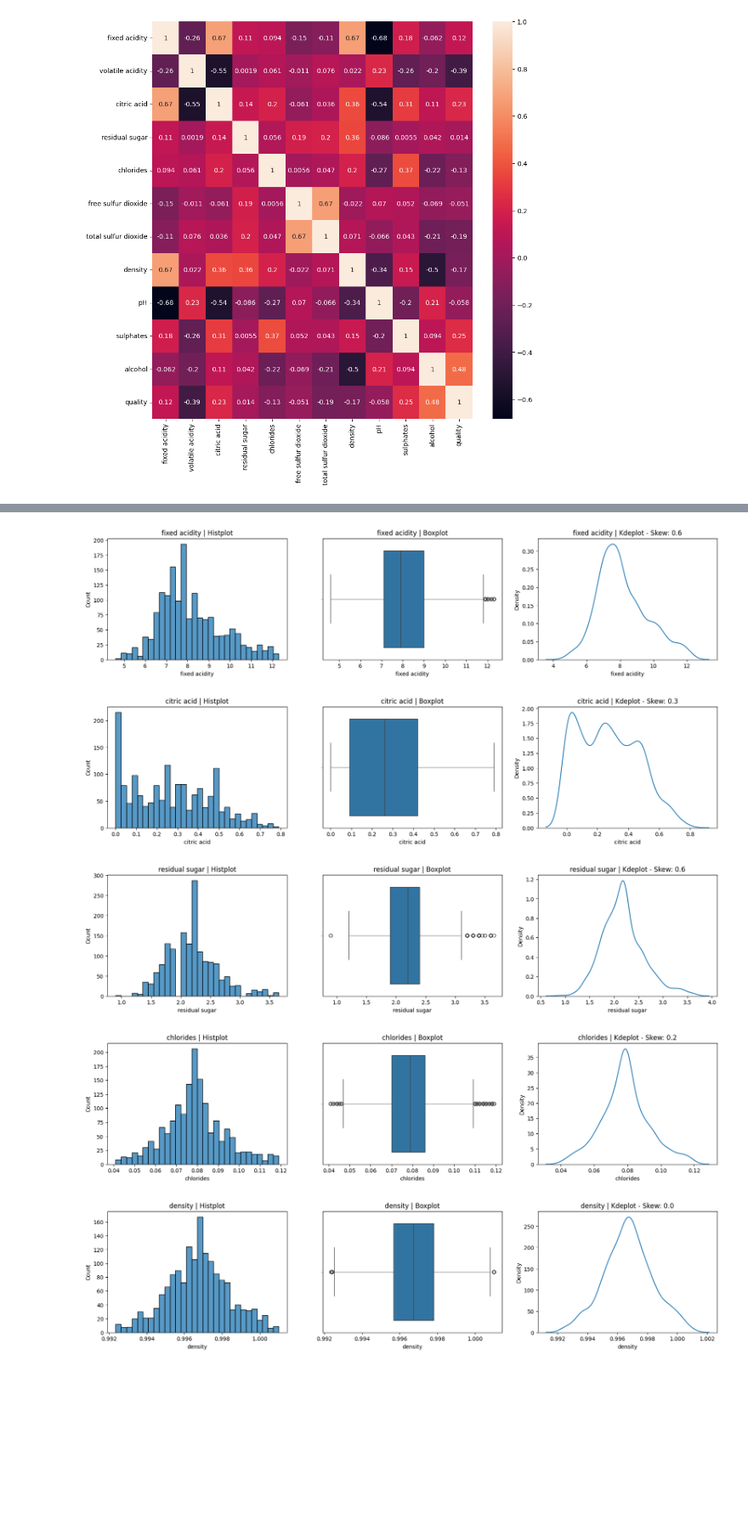
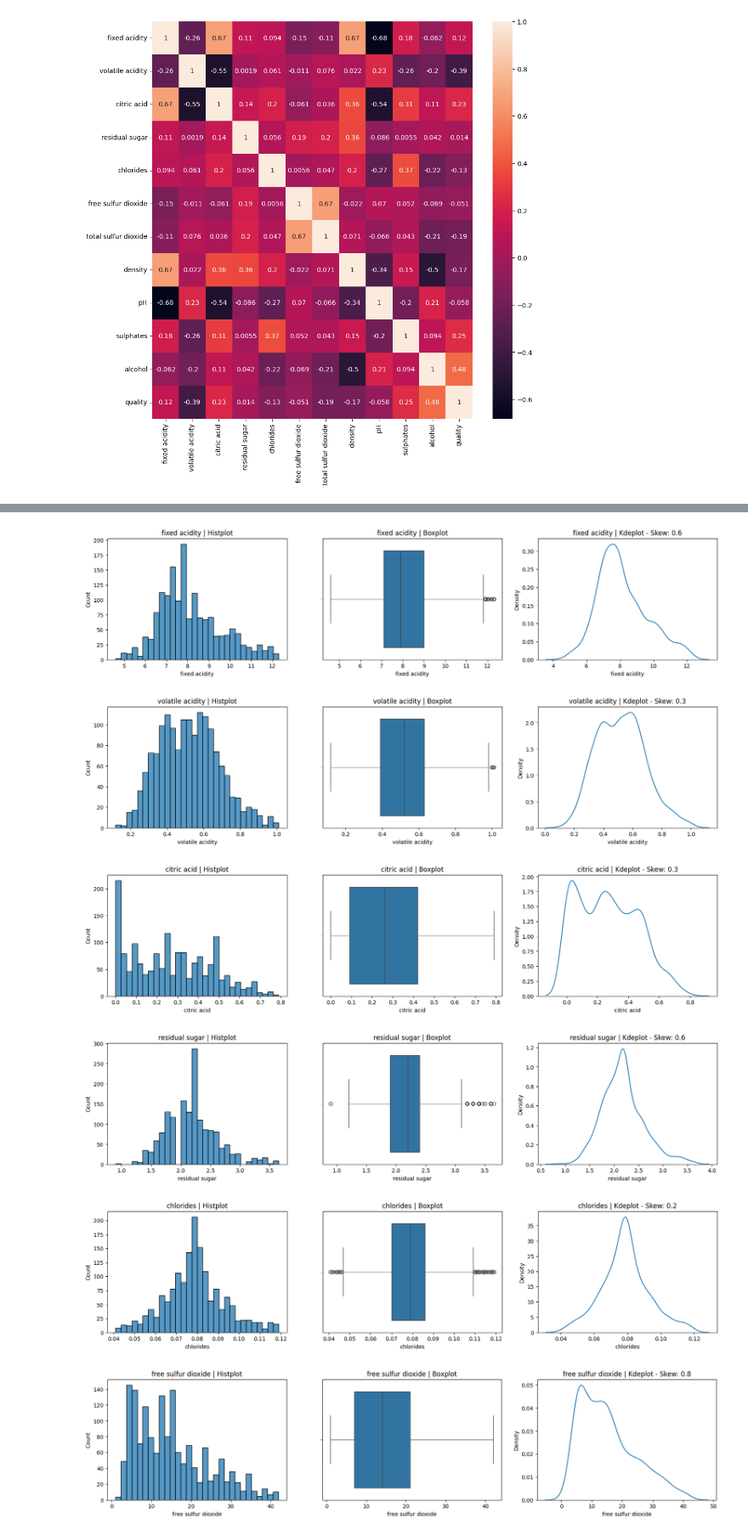
Before and after one commit to PIP-Bravo/wine-clustering, a Jupyter notebook: notebook/Wine_Clustering_Unsupervised.ipynb, the cells around one changed output, grey strips where cells are left out. Shown at 85% size. Cells and saved outputs as stored; diff of their text form; code cells hidden in the pictures; blank space fills up the shorter version.

```diff
--- a/notebook/Wine_Clustering_Unsupervised.ipynb
+++ b/notebook/Wine_Clustering_Unsupervised.ipynb
@@ -146,12 +125,12 @@ plt.show()
 # %%
 # df_wine_new.replace([np.inf, -np.inf], np.nan, inplace=True)
 # df_wine_new.dropna(inplace=True)
-for i in df_wine_new:
+for i in df_wine:
     fig, ax = plt.subplots(1, 3, figsize=(20,4))
-    sns.histplot(x=df_wine_new[i],ax=ax[0], bins=30)
-    sns.boxplot(x=df_wine_new[i], ax=ax[1])
-    sns.kdeplot(df_wine_new[i], ax=ax[2])
-    skew_val=round(df_wine_new[i].skew(), 1)
+    sns.histplot(x=df_wine[i],ax=ax[0], bins=30)
+    sns.boxplot(x=df_wine[i], ax=ax[1])
+    sns.kdeplot(df_wine[i], ax=ax[2])
+    skew_val=round(df_wine[i].skew(), 1)
     ax[0].set_title(i + " | Histplot")
     ax[1].set_title(i + " | Boxplot")
     ax[2].set_title(i + " | Kdeplot - Skew: "+str(skew_val))
@@ -181,17 +167,18 @@ for column in df_wine_new.columns:
 # %%
-for i in df_wine_new:
+for i in df_wine:
     fig, ax = plt.subplots(1, 3, figsize=(20,4))
-    sns.histplot(x=df_wine_new[i],ax=ax[0], bins=30)
-    sns.boxplot(x=df_wine_new[i], ax=ax[1])
-    sns.kdeplot(df_wine_new[i], ax=ax[2])
-    skew_val=round(df_wine_new[i].skew(), 1)
+    sns.histplot(x=df_wine[i],ax=ax[0], bins=30)
+    sns.boxplot(x=df_wine[i], ax=ax[1])
+    sns.kdeplot(df_wine[i], ax=ax[2])
+    skew_val=round(df_wine[i].skew(), 1)
     ax[0].set_title(i + " | Histplot")
     ax[1].set_title(i + " | Boxplot")
     ax[2].set_title(i + " | Kdeplot - Skew: "+str(skew_val))
     plt.show()
 # %% [output]
 [figure]
-[figure, old version]
+[figure, new version]
-[figure, old version]
+[figure, new version]
-[figure, old version]
+[figure, new version]
-[figure, old version]
+[figure, new version]
+[figure, added]
```
Also changed, not shown: parts of 31 cells of this notebook.
